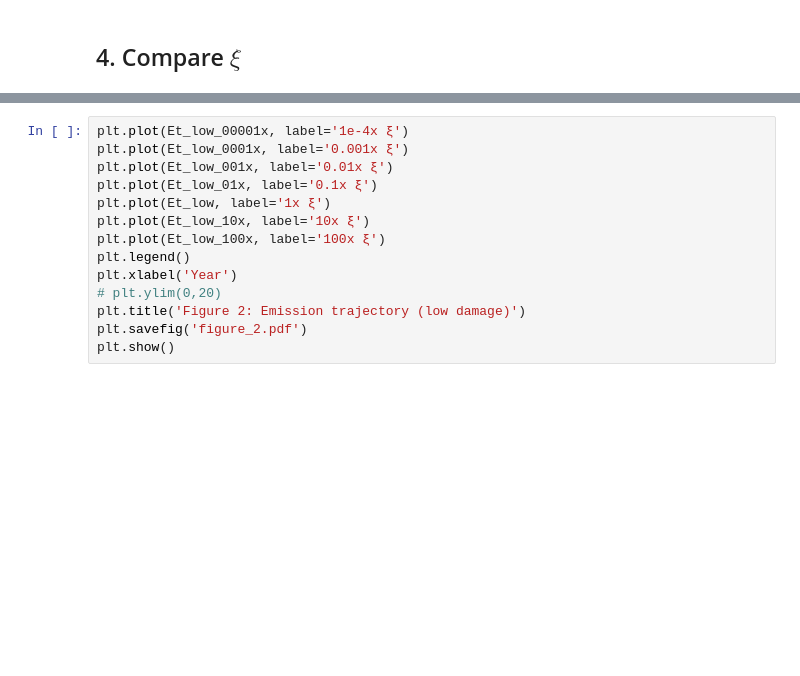
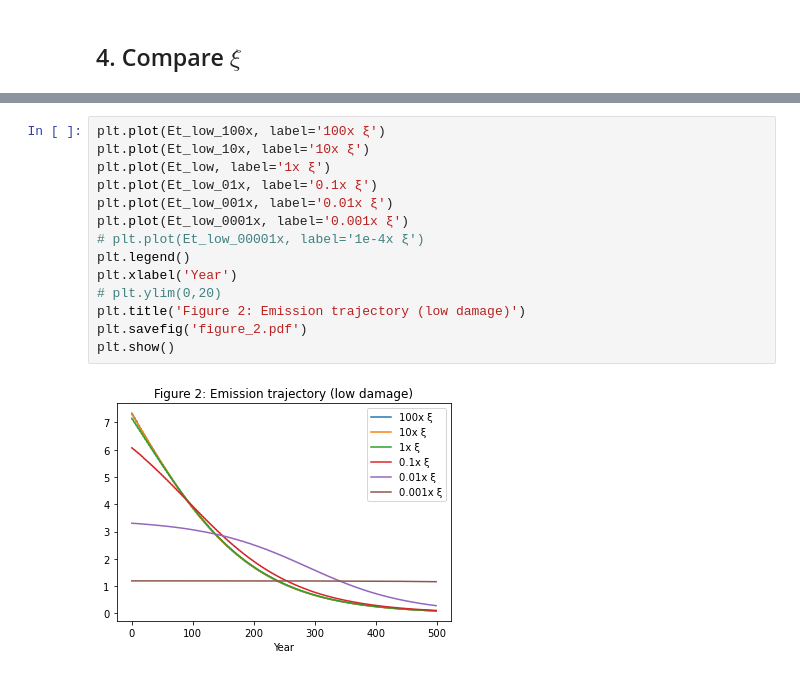
Before and after one commit to lphansen/ClimateUncertaintySpillover, a Jupyter notebook: notebook/notebook.ipynb, the cells around one changed output, grey strips where cells are left out. Cells and saved outputs as stored; diff of their text form; blank space fills up the shorter version.

```diff
--- a/notebook/notebook.ipynb
+++ b/notebook/notebook.ipynb
@@ -195,15 +241,17 @@ plt.show()
 # %%
-plt.plot(Et_low_00001x, label='1e-4x ξ')
+plt.plot(Et_low_100x, label='100x ξ')
+plt.plot(Et_low_10x, label='10x ξ')
+plt.plot(Et_low, label='1x ξ')
+plt.plot(Et_low_01x, label='0.1x ξ')
+plt.plot(Et_low_001x, label='0.01x ξ')
 plt.plot(Et_low_0001x, label='0.001x ξ')
-plt.plot(Et_low_001x, label='0.01x ξ')
-plt.plot(Et_low_01x, label='0.1x ξ')
-plt.plot(Et_low, label='1x ξ')
-plt.plot(Et_low_10x, label='10x ξ')
-plt.plot(Et_low_100x, label='100x ξ')
+# plt.plot(Et_low_00001x, label='1e-4x ξ')
 plt.legend()
 plt.xlabel('Year')
 # plt.ylim(0,20)
 plt.title('Figure 2: Emission trajectory (low damage)')
 plt.savefig('figure_2.pdf')
 plt.show()
+# %% [output]
+[figure, added]
 # %%
```
Also changed, not shown: parts of 17 cells of this notebook, 22 other files.
